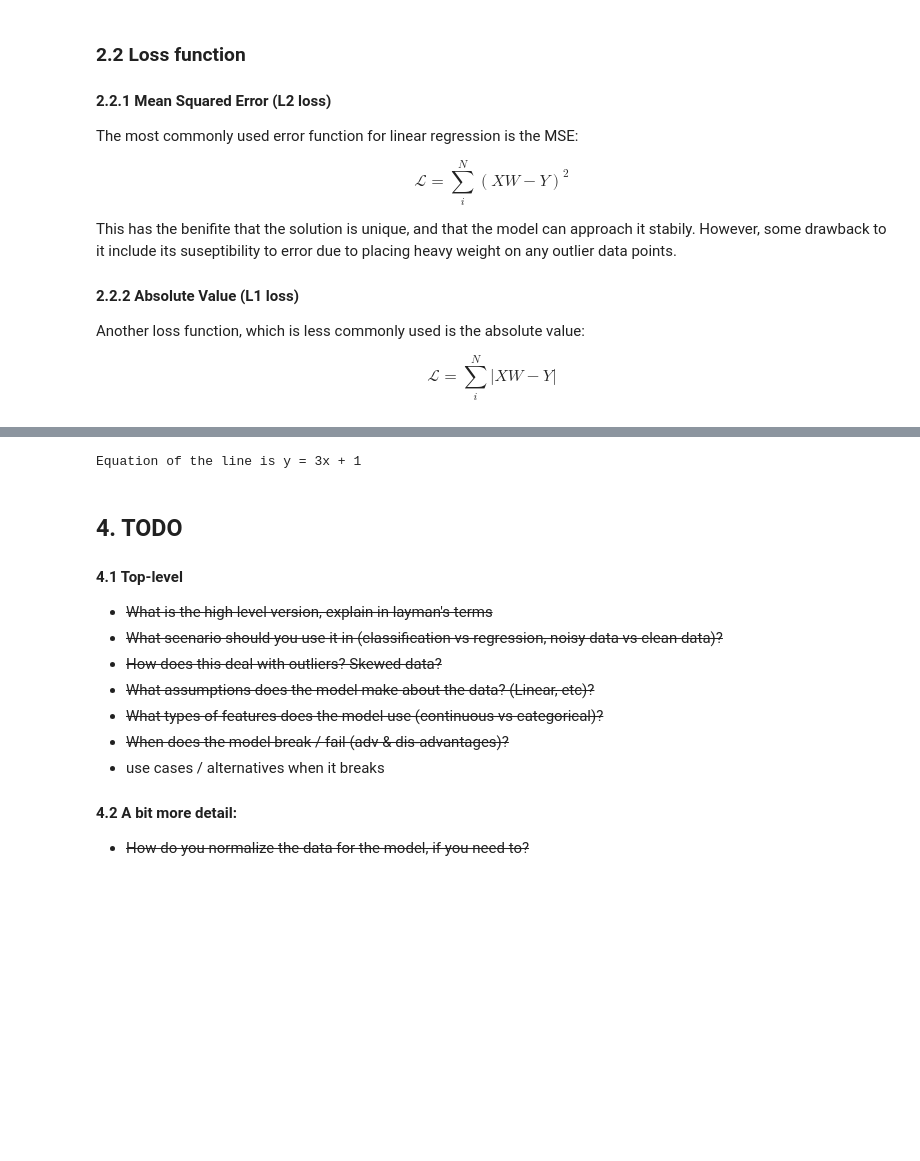
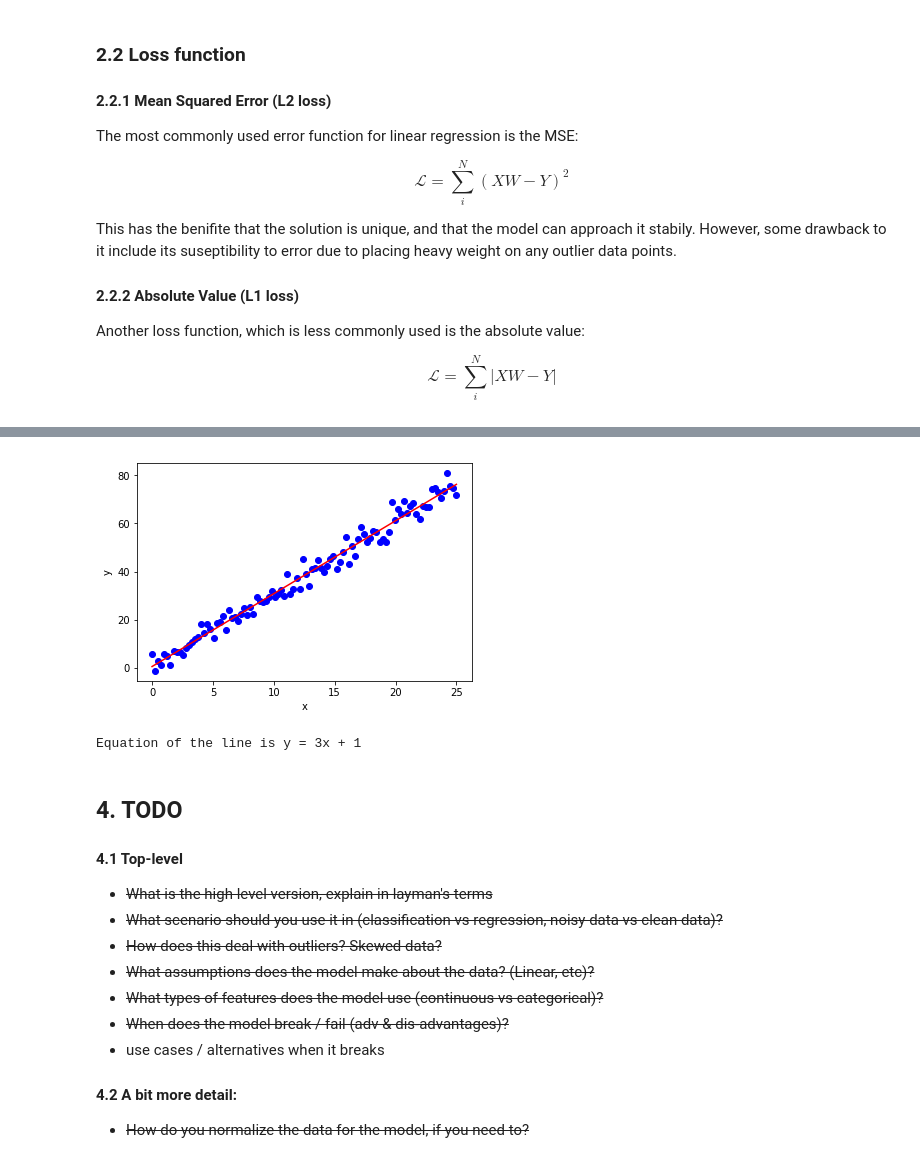
Before and after one commit to bdhammel/ml-cliff-notes, a Jupyter notebook: linear_regression.ipynb, the cells around one changed output, grey strips where cells are left out. Saved outputs shown, nothing was run; the diff lists cells and outputs as text; code cells hidden in the pictures; blank space fills up the shorter version.

```diff
--- a/linear_regression.ipynb
+++ b/linear_regression.ipynb
@@ -370,8 +390,15 @@ plt.show()
 # %%
 lr = LinearRegression(order=1)
 lr.fit(x,y)
-print("Equation of the line is y = {:.0f}x + {:.0f}".format(*lr.coeff()))
+w, b = lr.coeff()
+plt.plot(x, y, 'bo')
+plt.plot(x, w*x+b, 'r')
+plt.xlabel("x")
+plt.ylabel("y")
+plt.show()
+print("Equation of the line is y = {:.0f}x + {:.0f}".format(w, b))
 # %% [output]
+[figure, added]
 Equation of the line is y = 3x + 1
 # %% [markdown]
 ## 4. TODO
```
Also changed, not shown: parts of 3 cells of this notebook, 1 other file.
